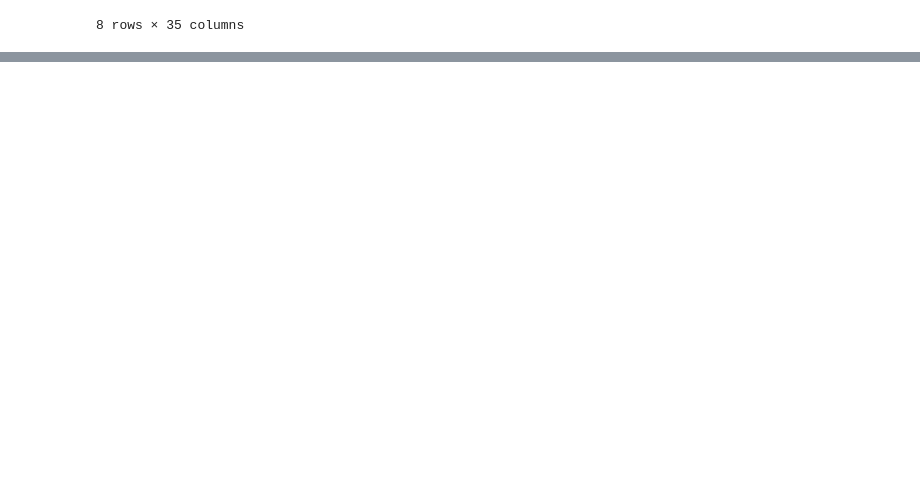
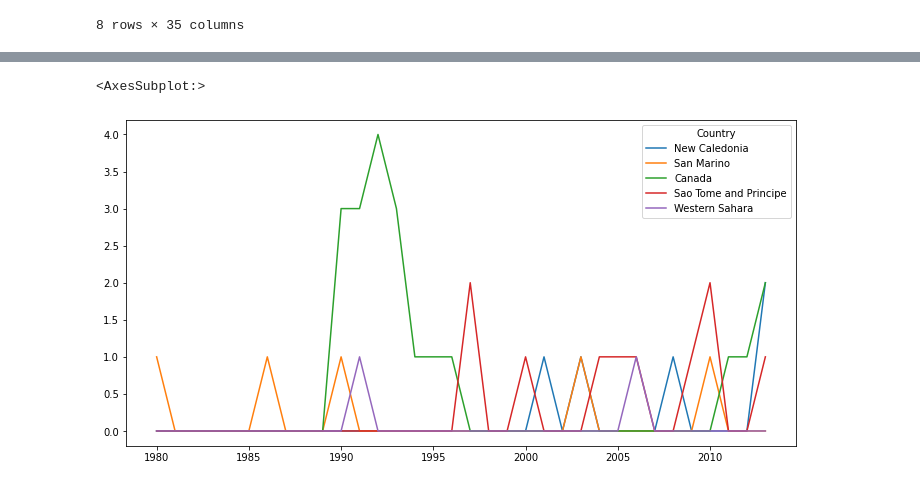
Before and after one commit to francis-eudy/basic-data-visualization, a Jupyter notebook: canada-immigration-1980-to-2013.ipynb, the cells around one changed output, grey strips where cells are left out. Saved outputs shown, nothing was run; the diff lists cells and outputs as text; code cells hidden in the pictures; blank space fills up the shorter version.

```diff
--- a/canada-immigration-1980-to-2013.ipynb
+++ b/canada-immigration-1980-to-2013.ipynb
@@ -108,0 +243,7 @@ df.describe()
+# %%
+# Bottom Five Countries
+df_bottom_five = df.tail()
+df_bottom_five[years].transpose().plot(figsize=(12, 6))
+# %% [output]
+<AxesSubplot:>
+[figure, added]
```
Also changed, not shown: parts of 20 cells of this notebook.
